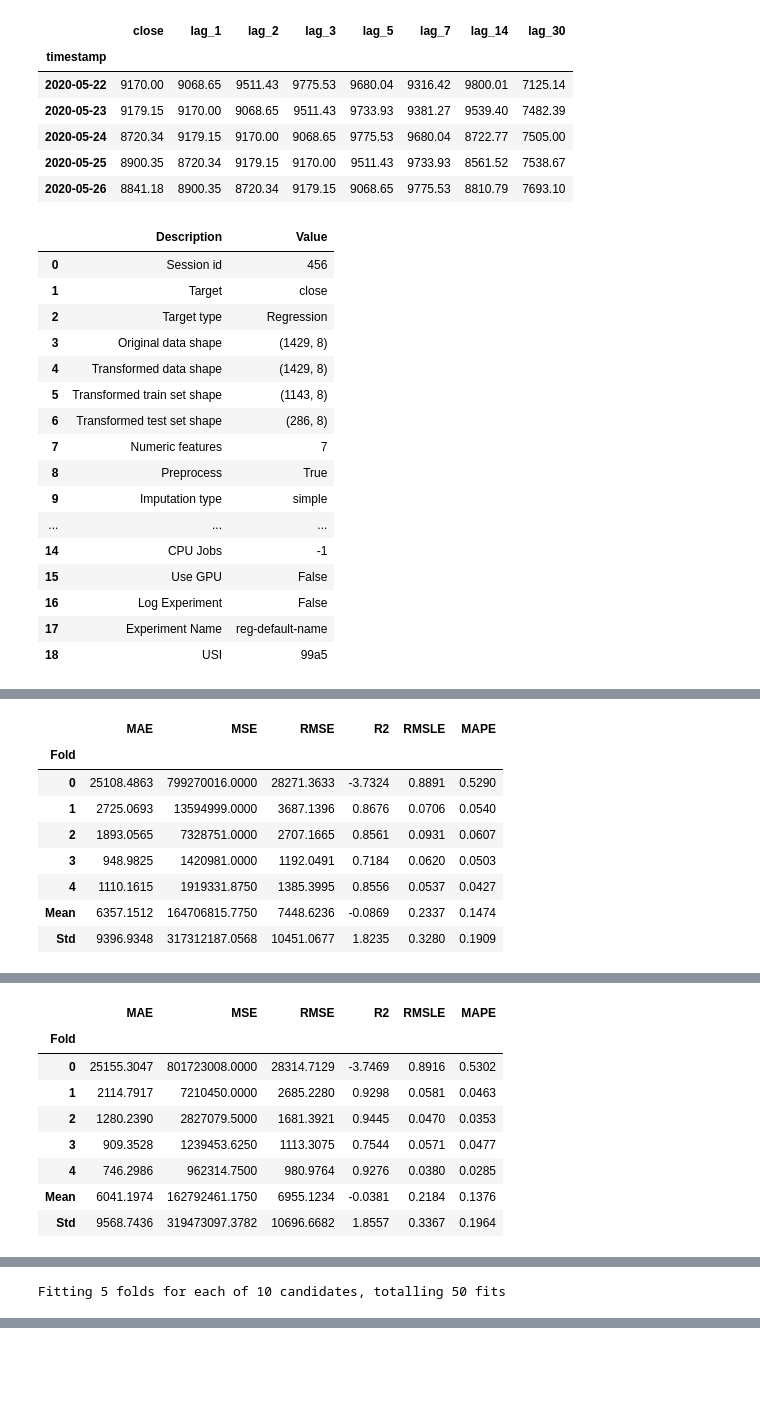
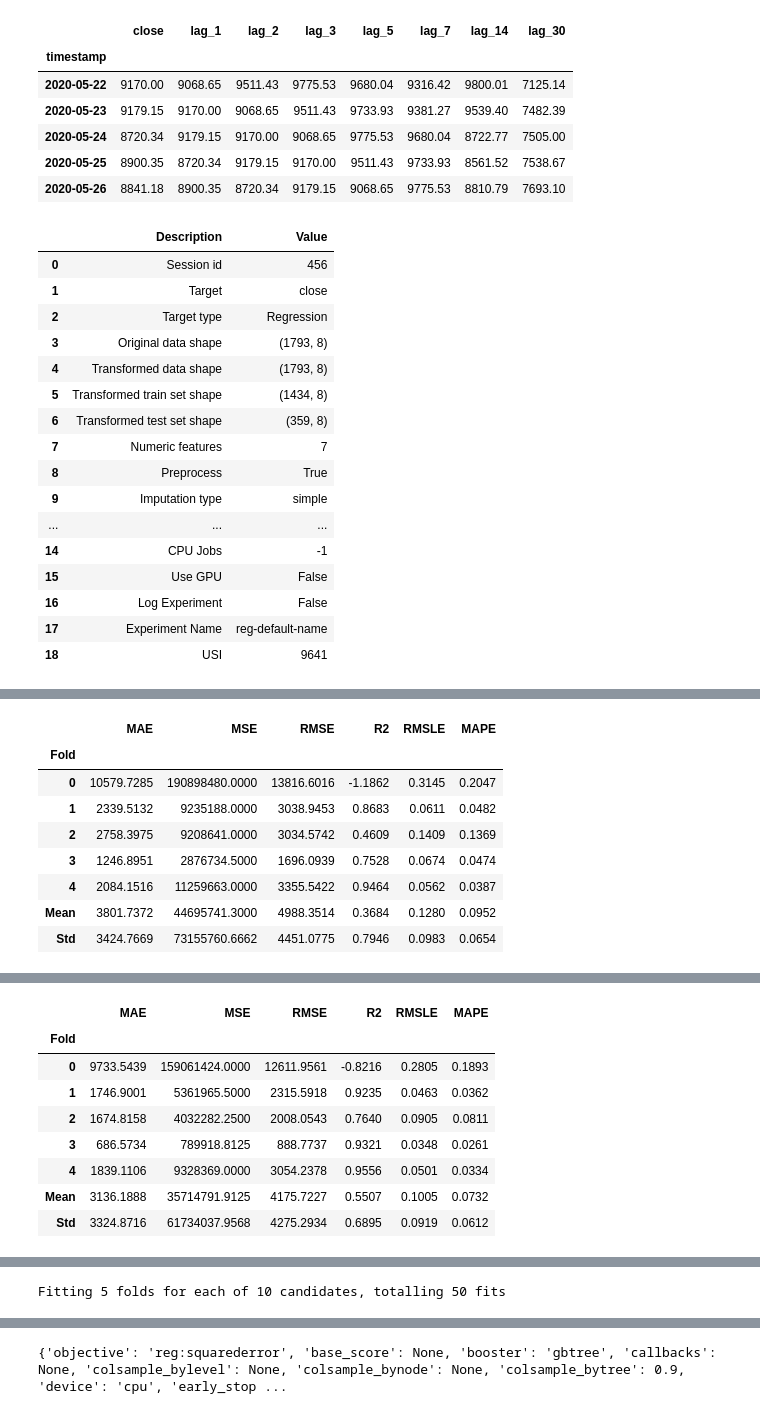
Before and after one commit to RalleyD/COM724_AE2, a Jupyter notebook: notebooks/xgboost-time-series.ipynb, the cells around one changed output, grey strips where cells are left out. Saved outputs shown, nothing was run; the diff lists cells and outputs as text; code cells hidden in the pictures; blank space fills up the shorter version.

```diff
--- a/notebooks/xgboost-time-series.ipynb
+++ b/notebooks/xgboost-time-series.ipynb
@@ -334,7 +334,7 @@ X, y = create_sequences(btc_5y_close_df_30_lag)
 # Use 80% for training, 20% for testing
 split_idx = int(len(X) * 0.8)
 X_train, X_test = X[:split_idx], X[split_idx:]
-y_train, y_test = y[:split_idx], y[split_idx:]
+y, y_test = y[:split_idx], y[split_idx:]
 # %%
 from xgboost import XGBRegressor
 from sklearn.multioutput import MultiOutputRegressor
@@ -342,14 +342,15 @@ from sklearn.multioutput import MultiOutputRegressor
 
 # for this we need to ensure that the target data is only a one-step target.
 
-def train_ts_xgboost_multi_step(data: pd.DataFrame, x_train: np.array, y_train: np.array, holdout_years=1):
-    # for now, optimise the base model on the majority of the data
-    # if this doesn't work well, optimise on the recent data
-    end_date = data.index[-1] - pd.Timedelta(weeks=holdout_years*52)
+def optimise_model(experiment: RegressionExperiment, custom_params:dict):
+    final_xgb = experiment.create_model('xgboost',
+                                        **custom_params)
 
-    # TODO is there a way to train over the entire dataset?
+    return final_xgb
+
+def train_ts_xgboost_multi_step(data: pd.DataFrame, X: np.array, y: np.array):
     experiment = RegressionExperiment().setup(
-        data=data[:end_date],
+        data=data,
         target='close',
         data_split_shuffle=False,
         fold=5,
@@ -358,58 +359,71 @@ def train_ts_xgboost_multi_step(data: pd.DataFrame, x_train: np.array, y_train:
         train_size=0.8
     )
 
     xgb = experiment.create_model("xgboost")
 
     xgb_tuned = experiment.tune_model(xgb)
     xgb_params = xgb_tuned.get_params()
 
+    # key hyperparameters
+    # each tree sees more data, reducing variance
+    xgb_params['subsample'] = 0.8
+    # deeper trees to increase model complexity and ability to fit.
+    xgb_params['max_depth'] = 4
+    # reduce learning rate to increase regularisation
+    xgb_params['learning_rate'] = 0.05
+
+    # optimise the final model - mainly for scoring
+    _ = optimise_model(experiment, xgb_params)
+
     base_model = XGBRegressor(**xgb_params)
 
-    multi_model = MultiOutputRegressor(base_model).fit(x_train, y_train)
+    multi_model = MultiOutputRegressor(base_model).fit(X, y)
 
-    return multi_model
+    return multi_model, xgb_params
 
 
 # test
-multi_step_xgb = train_ts_xgboost_multi_step(btc_5y_close_df_30_lag, x_train=X_train, y_train=y_train)
+multi_step_xgb, params = train_ts_xgboost_multi_step(btc_5y_close_df_30_lag, X=X, y=y)
+
+print(params)
 # %% [output]
 |  | Description | Value |
 | 0 | Session id | 456 |
 | 1 | Target | close |
 | 2 | Target type | Regression |
-| 3 | Original data shape | (1429, 8) |
-| 4 | Transformed data shape | (1429, 8) |
-| 5 | Transformed train set shape | (1143, 8) |
-| 6 | Transformed test set shape | (286, 8) |
+| 3 | Original data shape | (1793, 8) |
+| 4 | Transformed data shape | (1793, 8) |
+| 5 | Transformed train set shape | (1434, 8) |
+| 6 | Transformed test set shape | (359, 8) |
 | 7 | Numeric features | 7 |
 | 8 | Preprocess | True |
 | 9 | Imputation type | simple |
 | ... | ... | ... |
 | 14 | CPU Jobs | -1 |
 | 15 | Use GPU | False |
 | 16 | Log Experiment | False |
 | 17 | Experiment Name | reg-default-name |
-| 18 | USI | 99a5 |
+| 18 | USI | 9641 |
 [interactive output not drawn]
 |  | MAE | MSE | RMSE | R2 | RMSLE | MAPE |
 | Fold |  |  |  |  |  |  |
-| 0 | 25108.4863 | 799270016.0000 | 28271.3633 | -3.7324 | 0.8891 | 0.5290 |
-| 1 | 2725.0693 | 13594999.0000 | 3687.1396 | 0.8676 | 0.0706 | 0.0540 |
-| 2 | 1893.0565 | 7328751.0000 | 2707.1665 | 0.8561 | 0.0931 | 0.0607 |
-| 3 | 948.9825 | 1420981.0000 | 1192.0491 | 0.7184 | 0.0620 | 0.0503 |
-| 4 | 1110.1615 | 1919331.8750 | 1385.3995 | 0.8556 | 0.0537 | 0.0427 |
-| Mean | 6357.1512 | 164706815.7750 | 7448.6236 | -0.0869 | 0.2337 | 0.1474 |
-| Std | 9396.9348 | 317312187.0568 | 10451.0677 | 1.8235 | 0.3280 | 0.1909 |
+| 0 | 10579.7285 | 190898480.0000 | 13816.6016 | -1.1862 | 0.3145 | 0.2047 |
+| 1 | 2339.5132 | 9235188.0000 | 3038.9453 | 0.8683 | 0.0611 | 0.0482 |
+| 2 | 2758.3975 | 9208641.0000 | 3034.5742 | 0.4609 | 0.1409 | 0.1369 |
+| 3 | 1246.8951 | 2876734.5000 | 1696.0939 | 0.7528 | 0.0674 | 0.0474 |
+| 4 | 2084.1516 | 11259663.0000 | 3355.5422 | 0.9464 | 0.0562 | 0.0387 |
+| Mean | 3801.7372 | 44695741.3000 | 4988.3514 | 0.3684 | 0.1280 | 0.0952 |
+| Std | 3424.7669 | 73155760.6662 | 4451.0775 | 0.7946 | 0.0983 | 0.0654 |
 [interactive output not drawn]
 [interactive output not drawn]
 |  | MAE | MSE | RMSE | R2 | RMSLE | MAPE |
 | Fold |  |  |  |  |  |  |
-| 0 | 25155.3047 | 801723008.0000 | 28314.7129 | -3.7469 | 0.8916 | 0.5302 |
-| 1 | 2114.7917 | 7210450.0000 | 2685.2280 | 0.9298 | 0.0581 | 0.0463 |
-| 2 | 1280.2390 | 2827079.5000 | 1681.3921 | 0.9445 | 0.0470 | 0.0353 |
-| 3 | 909.3528 | 1239453.6250 | 1113.3075 | 0.7544 | 0.0571 | 0.0477 |
-| 4 | 746.2986 | 962314.7500 | 980.9764 | 0.9276 | 0.0380 | 0.0285 |
-| Mean | 6041.1974 | 162792461.1750 | 6955.1234 | -0.0381 | 0.2184 | 0.1376 |
-| Std | 9568.7436 | 319473097.3782 | 10696.6682 | 1.8557 | 0.3367 | 0.1964 |
+| 0 | 9733.5439 | 159061424.0000 | 12611.9561 | -0.8216 | 0.2805 | 0.1893 |
+| 1 | 1746.9001 | 5361965.5000 | 2315.5918 | 0.9235 | 0.0463 | 0.0362 |
+| 2 | 1674.8158 | 4032282.2500 | 2008.0543 | 0.7640 | 0.0905 | 0.0811 |
+| 3 | 686.5734 | 789918.8125 | 888.7737 | 0.9321 | 0.0348 | 0.0261 |
+| 4 | 1839.1106 | 9328369.0000 | 3054.2378 | 0.9556 | 0.0501 | 0.0334 |
+| Mean | 3136.1888 | 35714791.9125 | 4175.7227 | 0.5507 | 0.1005 | 0.0732 |
+| Std | 3324.8716 | 61734037.9568 | 4275.2934 | 0.6895 | 0.0919 | 0.0612 |
 [interactive output not drawn]
 Fitting 5 folds for each of 10 candidates, totalling 50 fits
@@ -416,3 +441,4 @@ Fitting 5 folds for each of 10 candidates, totalling 50 fits
+{'objective': 'reg:squarederror', 'base_score': None, 'booster': 'gbtree', 'callbacks': None, 'colsample_bylevel': None, 'colsample_bynode': None, 'colsample_bytree': 0.9, 'device': 'cpu', 'early_stop ...
 # %%
 # wrap tuned model with MultiOutputRegressor to predict multiple steps at once
 y_pred = multi_step_xgb.predict(X_test)
```
Also changed, not shown: parts of 6 cells of this notebook.
